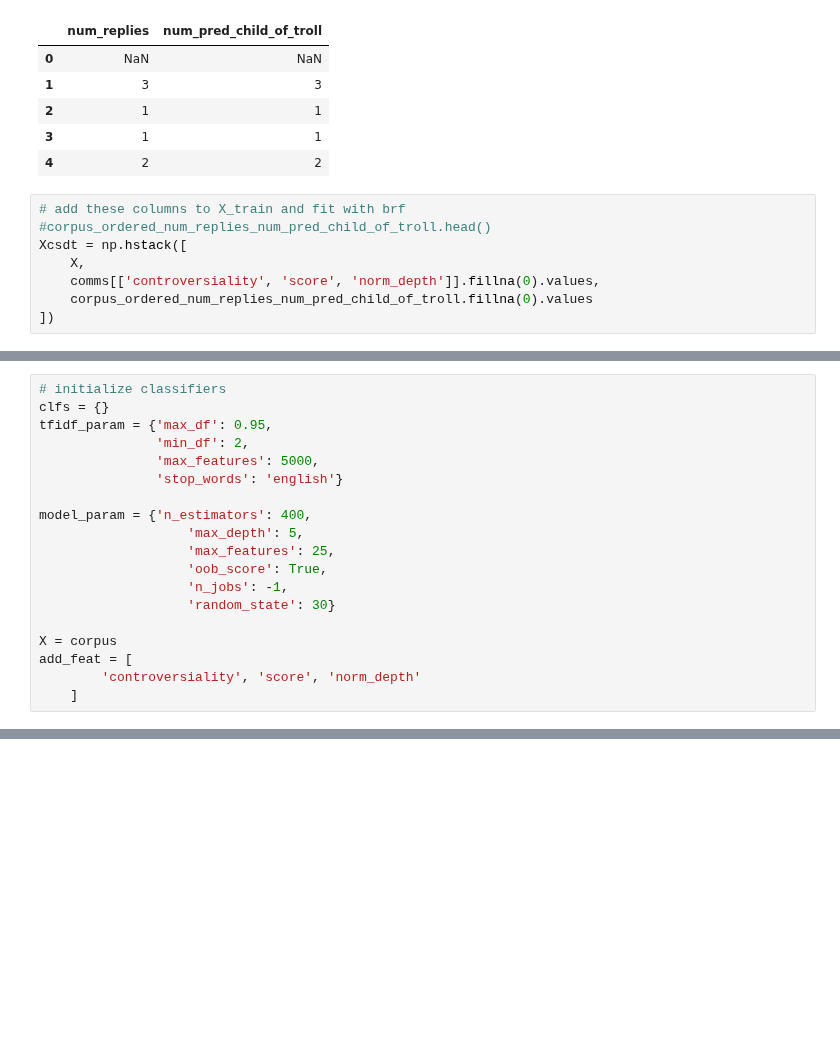
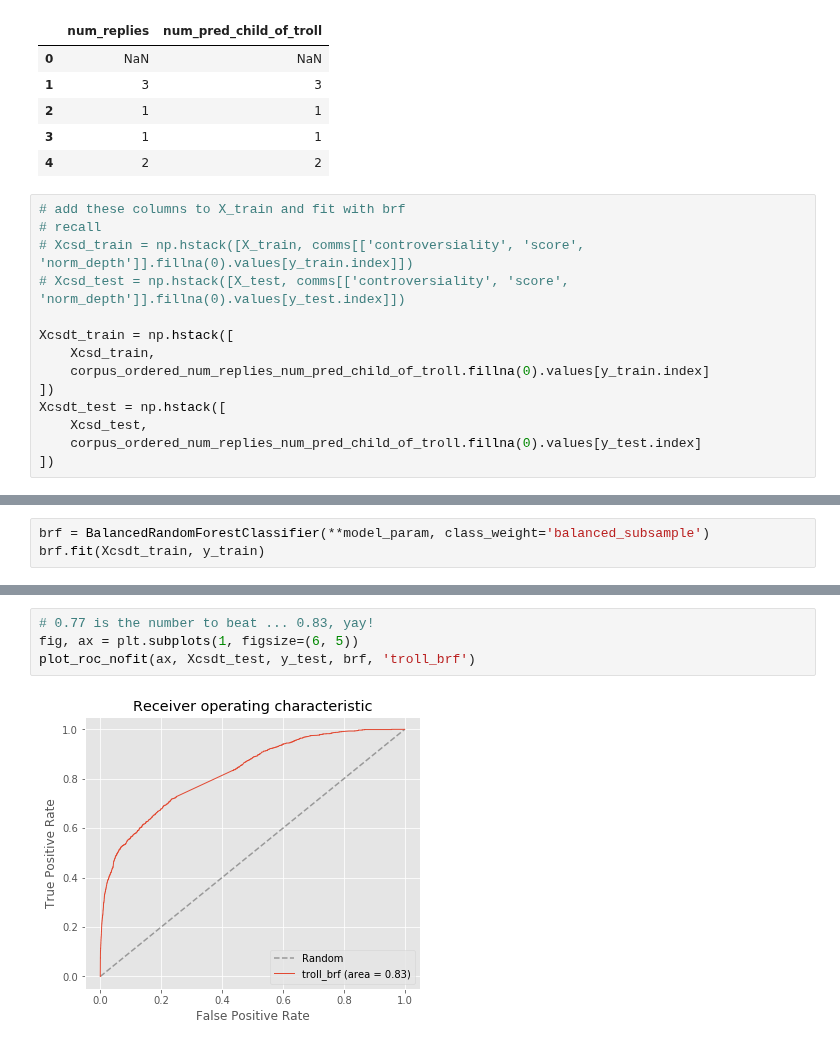
Before and after one commit to cfdv/troll_classifier, a Jupyter notebook: diffuse_child_of_troll_to_parent_to_classify.ipynb, the cells around one changed output, grey strips where cells are left out. Saved outputs shown, nothing was run; the diff lists cells and outputs as text; blank space fills up the shorter version.

Commit message:
adding the reply_to_troll classification details increased auc by 0.6

```diff
--- a/diffuse_child_of_troll_to_parent_to_classify.ipynb
+++ b/diffuse_child_of_troll_to_parent_to_classify.ipynb
@@ -651,9 +660,15 @@ corpus_ordered_num_replies_num_pred_child_of_troll.head()
 | 4 | 2 | 2 |
 # %%
 # add these columns to X_train and fit with brf
-#corpus_ordered_num_replies_num_pred_child_of_troll.head()
-Xcsdt = np.hstack([
-    X,
-    comms[['controversiality', 'score', 'norm_depth']].fillna(0).values,
-    corpus_ordered_num_replies_num_pred_child_of_troll.fillna(0).values
+# recall
+# Xcsd_train = np.hstack([X_train, comms[['controversiality', 'score', 'norm_depth']].fillna(0).values[y_train.index]])
+# Xcsd_test = np.hstack([X_test, comms[['controversiality', 'score', 'norm_depth']].fillna(0).values[y_test.index]])
+
+Xcsdt_train = np.hstack([
+    Xcsd_train,
+    corpus_ordered_num_replies_num_pred_child_of_troll.fillna(0).values[y_train.index]
 ])
+Xcsdt_test = np.hstack([
+    Xcsd_test,
+    corpus_ordered_num_replies_num_pred_child_of_troll.fillna(0).values[y_test.index]
+])
@@ -700,19 +674,0 @@ return brf
-# %%
-# initialize classifiers
-clfs = {}
-tfidf_param = {'max_df': 0.95,
-               'min_df': 2,
-               'max_features': 5000,
-               'stop_words': 'english'}
-
-model_param = {'n_estimators': 400,
-                   'max_depth': 5,
-                   'max_features': 25,
-                   'oob_score': True,
-                   'n_jobs': -1,
-                   'random_state': 30}
-
-X = corpus
-add_feat = [
-        'controversiality', 'score', 'norm_depth'
-    ]
@@ -800,0 +675,3 @@ request = requests.get('https://api.pushshift.io/reddit/comment/search', params=
+# %%
+brf = BalancedRandomForestClassifier(**model_param, class_weight='balanced_subsample')
+brf.fit(Xcsdt_train, y_train)
@@ -800,0 +707,6 @@ request = requests.get('https://api.pushshift.io/reddit/comment/search', params=
+# %%
+# 0.77 is the number to beat ... 0.83, yay!
+fig, ax = plt.subplots(1, figsize=(6, 5))
+plot_roc_nofit(ax, Xcsdt_test, y_test, brf, 'troll_brf')
+# %% [output]
+[figure, added]
```
Also changed, not shown: parts of 34 cells of this notebook.
